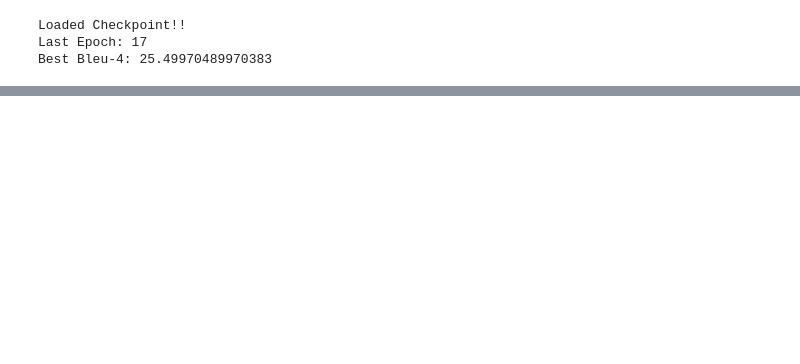
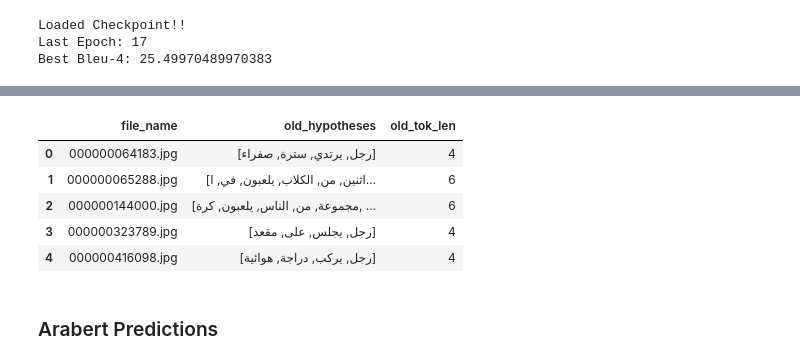
Before and after one commit to moaaztaha/Image-Captioning, a Jupyter notebook: Eval 201 coco examples.ipynb, the cells around one changed output, grey strips where cells are left out. Drawn from its saved outputs; the diff is of its cells as text; code cells hidden in the pictures; blank space fills up the shorter version.

```diff
--- a/Eval 201 coco examples.ipynb
+++ b/Eval 201 coco examples.ipynb
@@ -122,0 +323,25 @@ Total size: 1005
+# %%
+vocab = build_vocab('old_ar_data.json')
+print('len:',len(vocab))
+
+transform = transforms.Compose([
+    transforms.Resize(256),
+    transforms.CenterCrop(224),
+    transforms.ToTensor(),
+    transforms.Normalize(mean=[0.485, 0.456, 0.406], std=[0.229, 0.224, 0.225]),
+])
+
+
+bs = 1
+loader = DataLoader(
+            dataset=CaptionDataset(IMGS_PATH, DATA_JSON_PATH,
+                                    transforms=transform, vocab=vocab, split='test'),
+            batch_size=bs,
+            num_workers=7,
+            pin_memory=True
+        )
+
+print('-'*20)
+checkpoint = load_checkpoint(model_path)
+encoder = checkpoint['encoder'].eval()
+decoder = checkpoint['decoder'].eval()
@@ -122,0 +357,3 @@ Total size: 1005
+# %%
+references, hypothesis, img_ids = caption_image(loader, vocab, encoder,
+                                               decoder, 6)
@@ -122,0 +362,5 @@ Total size: 1005
+# %%
+hypotheses_tokens = [[vocab.itos[i] for i in hypo] for hypo in hypothesis]
+# %%
+df = pd.DataFrame.from_dict({"file_name":img_ids, "old_hypotheses": hypotheses_tokens})
+df.head()
@@ -122,0 +374,12 @@ Total size: 1005
+# %%
+df['old_tok_len'] = df['old_hypotheses'].apply(lambda x: len(x)).values
+df.head()
+# %% [output]
+|  | file_name | old_hypotheses | old_tok_len |
+| 0 | 000000064183.jpg | [رجل, يرتدي, سترة, صفراء] | 4 |
+| 1 | 000000065288.jpg | [اثنين, من, الكلاب, يلعبون, في, ا... | 6 |
+| 2 | 000000144000.jpg | [مجموعة, من, الناس, يلعبون, كرة, ... | 6 |
+| 3 | 000000323789.jpg | [رجل, يجلس, على, مقعد] | 4 |
+| 4 | 000000416098.jpg | [رجل, يركب, دراجة, هوائية] | 4 |
+# %% [markdown]
+### Arabert Predictions
```
Also changed, not shown: parts of 49 cells of this notebook, 5 other files.
